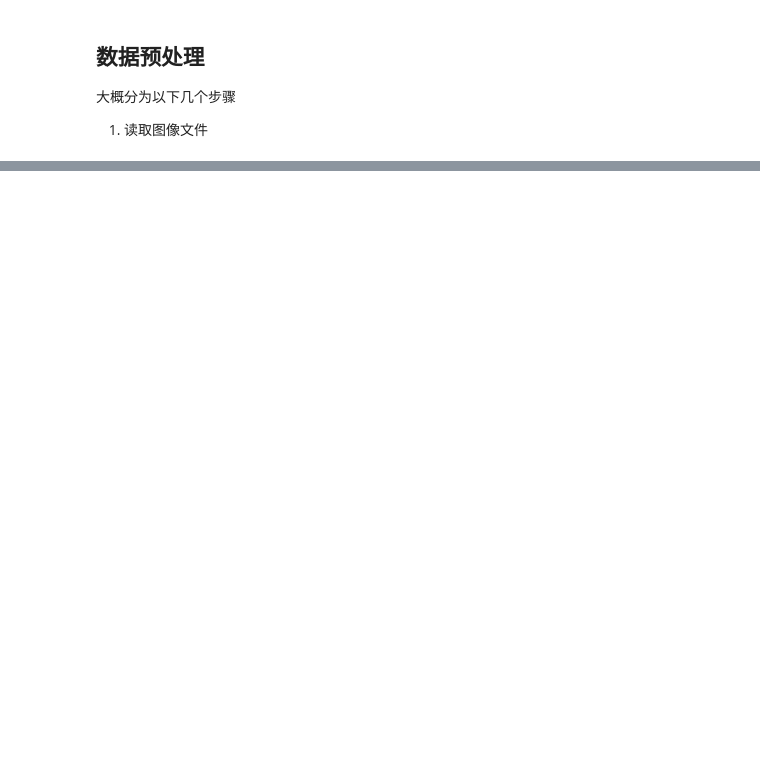
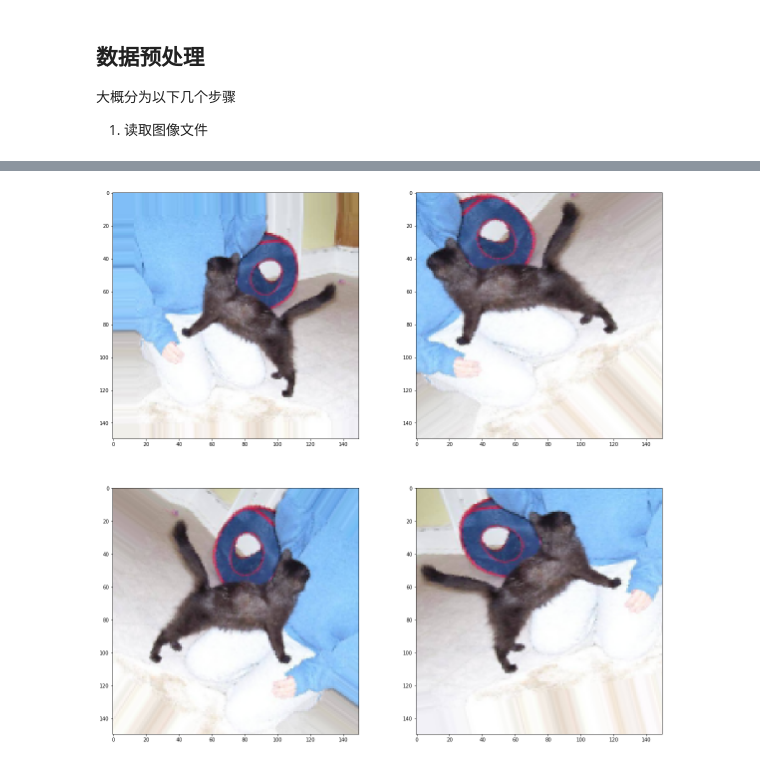
Before and after one commit to whu-pzhang/deep-learning-with-keras, a Jupyter notebook: cat_and_dog.ipynb, the cells around one changed output, grey strips where cells are left out. Cells and saved outputs as stored; diff of their text form; code cells hidden in the pictures; blank space fills up the shorter version.

```diff
--- a/cat_and_dog.ipynb
+++ b/cat_and_dog.ipynb
@@ -60,0 +63,10 @@ from keras.preprocessing.image import ImageDataGenerator
+# %%
+from keras.preprocessing import image
+
+train_set = np.zeros((6000, 150, 150, 3), dtype=np.float32)
+for i in range(6000):
+    img = image.load_img(
+        path_cats[i] if i < 3000 else path_dogs[i - 3000],
+        target_size=(150, 150))
+
+    train_set[i] = image.img_to_array(img)
@@ -66,0 +220,27 @@ from keras.preprocessing.image import ImageDataGenerator
+# %%
+datagen = ImageDataGenerator(
+    rotation_range=40,
+    width_shift_range=0.2,
+    height_shift_range=0.2,
+    shear_range=0.2,
+    zoom_range=0.2,
+    horizontal_flip=True,
+    fill_mode='nearest')
+# %%
+# 随便选一张图像来看看效果
+
+x = train_set[8]
+x = np.expand_dims(x, axis=0) / 255.
+
+plt.figure(figsize=(20, 20))
+i = 0
+for batch in datagen.flow(x, batch_size=1):
+    plt.subplot(2, 2, i + 1)
+    imgplot = plt.imshow(batch[0])
+    i += 1
+    if i % 4 == 0:
+        break
+
+plt.show()
+# %% [output]
+[figure, added]
```
Also changed, not shown: parts of 29 cells of this notebook.
